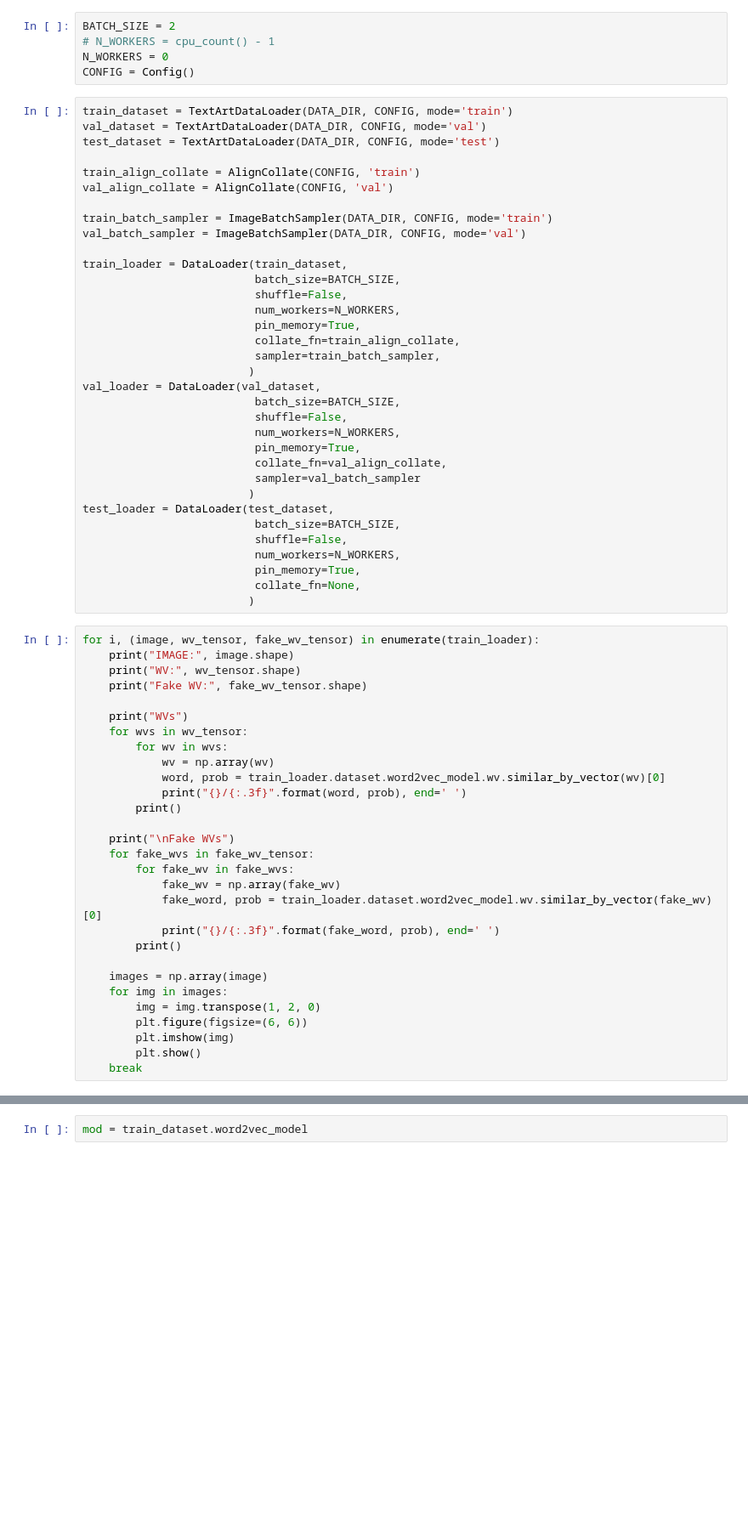
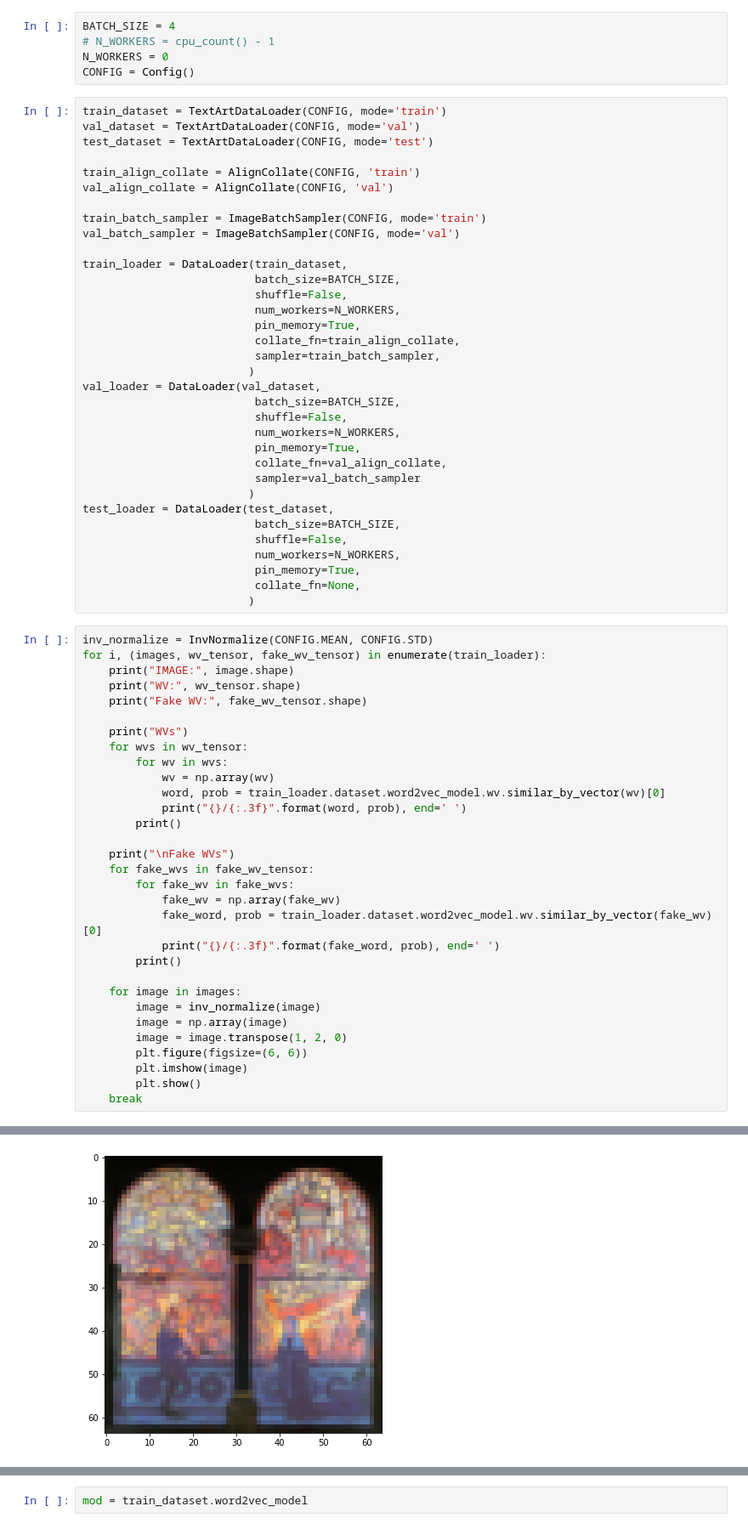
Before and after one commit to azmiozgen/text2painting, a Jupyter notebook: notebooks/test_data_loading.ipynb, the cells around one changed output, grey strips where cells are left out. Shown: that part at 85% size. Saved outputs shown, nothing was run; the diff lists cells and outputs as text; blank space fills up the shorter version.

```diff
--- a/notebooks/test_data_loading.ipynb
+++ b/notebooks/test_data_loading.ipynb
@@ -29,18 +27,18 @@ DATA_DIR = 'united'
 # %%
-BATCH_SIZE = 2
+BATCH_SIZE = 4
 # N_WORKERS = cpu_count() - 1
 N_WORKERS = 0
 CONFIG = Config()
 # %%
-train_dataset = TextArtDataLoader(DATA_DIR, CONFIG, mode='train')
-val_dataset = TextArtDataLoader(DATA_DIR, CONFIG, mode='val')
-test_dataset = TextArtDataLoader(DATA_DIR, CONFIG, mode='test')
+train_dataset = TextArtDataLoader(CONFIG, mode='train')
+val_dataset = TextArtDataLoader(CONFIG, mode='val')
+test_dataset = TextArtDataLoader(CONFIG, mode='test')
 
 train_align_collate = AlignCollate(CONFIG, 'train')
 val_align_collate = AlignCollate(CONFIG, 'val')
 
-train_batch_sampler = ImageBatchSampler(DATA_DIR, CONFIG, mode='train')
-val_batch_sampler = ImageBatchSampler(DATA_DIR, CONFIG, mode='val')
+train_batch_sampler = ImageBatchSampler(CONFIG, mode='train')
+val_batch_sampler = ImageBatchSampler(CONFIG, mode='val')
 
 train_loader = DataLoader(train_dataset,
                           batch_size=BATCH_SIZE,
@@ -66,7 +64,8 @@ test_loader = DataLoader(test_dataset,
                           collate_fn=None,
                          )
 # %%
-for i, (image, wv_tensor, fake_wv_tensor) in enumerate(train_loader):
+inv_normalize = InvNormalize(CONFIG.MEAN, CONFIG.STD)
+for i, (images, wv_tensor, fake_wv_tensor) in enumerate(train_loader):
     print("IMAGE:", image.shape)
     print("WV:", wv_tensor.shape)
     print("Fake WV:", fake_wv_tensor.shape)
@@ -87,10 +86,12 @@ for i, (image, wv_tensor, fake_wv_tensor) in enumerate(train_loader):
             print("{}/{:.3f}".format(fake_word, prob), end=' ')
         print()
 
-    images = np.array(image)
-    for img in images:
-        img = img.transpose(1, 2, 0)
+    for image in images:
+        image = inv_normalize(image)
+        image = np.array(image)
+        image = image.transpose(1, 2, 0)
         plt.figure(figsize=(6, 6))
-        plt.imshow(img)
+        plt.imshow(image)
         plt.show()
     break
+# %% [output]
@@ -96,0 +112 @@ for i, (image, wv_tensor, fake_wv_tensor) in enumerate(train_loader):
+[figure, added]
```
Also changed, not shown: parts of 32 cells of this notebook, 10 other files.
